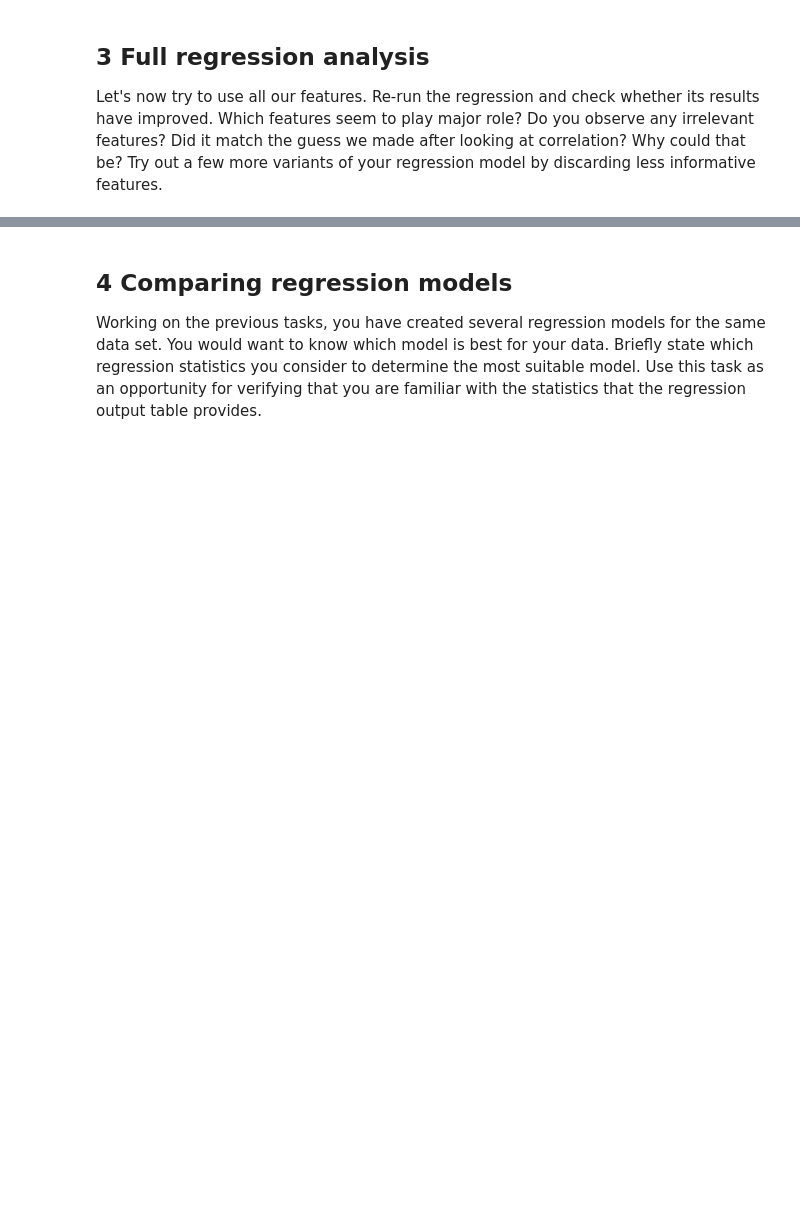
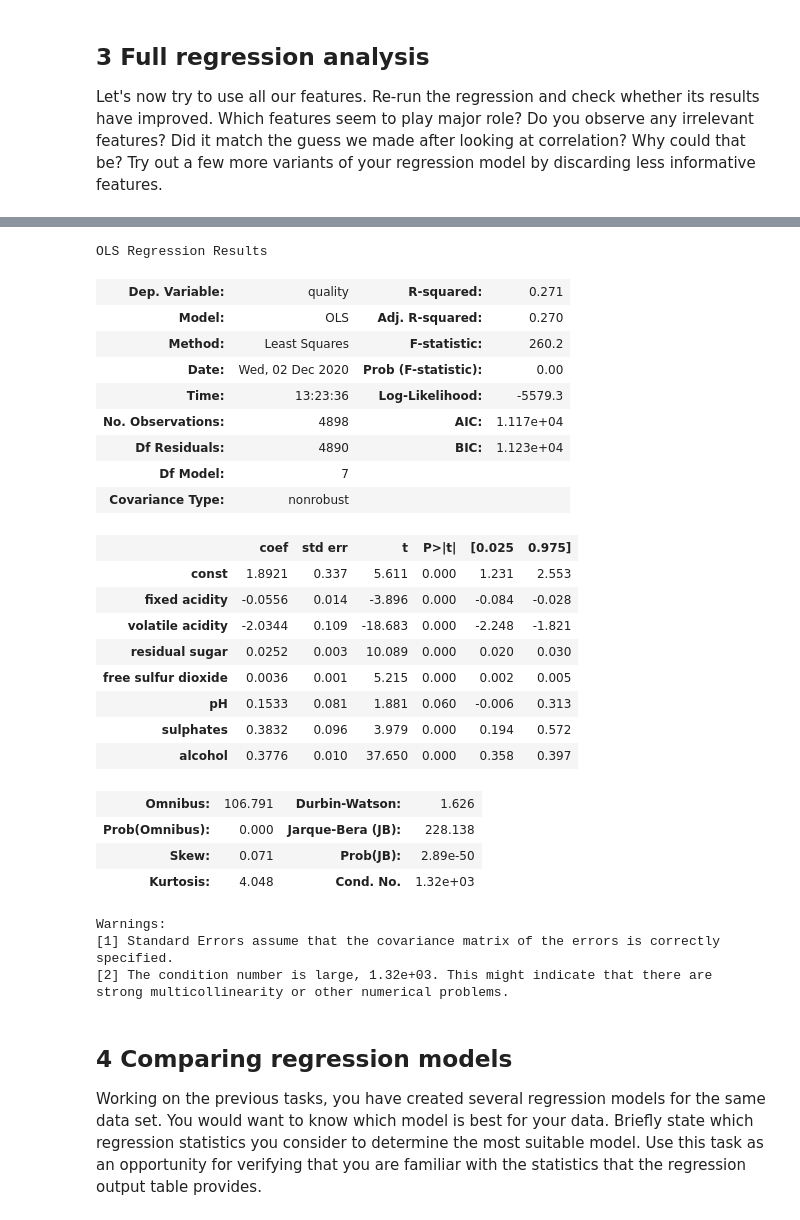
Before and after one commit to kalinakalina/bads, a Jupyter notebook: exercises/3_ex_predictive_analytics.ipynb, the cells around one changed output, grey strips where cells are left out. Cells and saved outputs as stored; diff of their text form; code cells hidden in the pictures; blank space fills up the shorter version.

```diff
--- a/exercises/3_ex_predictive_analytics.ipynb
+++ b/exercises/3_ex_predictive_analytics.ipynb
@@ -149,3 +243,36 @@ Let's now  try to use all our features. Re-run the regression and check whether
+# %%
+white_features= white_wines.drop(['citric acid', 'chlorides', 'density','total sulfur dioxide', 'quality'], 1)
+X = sm.add_constant(white_features)
+est = sm.OLS(white_wines.quality, X).fit()
+est.summary()
+# %% [output]
+OLS Regression Results
+| Dep. Variable: | quality | R-squared: | 0.271 |
+| Model: | OLS | Adj. R-squared: | 0.270 |
+| Method: | Least Squares | F-statistic: | 260.2 |
+| Date: | Wed, 02 Dec 2020 | Prob (F-statistic): | 0.00 |
+| Time: | 13:23:36 | Log-Likelihood: | -5579.3 |
+| No. Observations: | 4898 | AIC: | 1.117e+04 |
+| Df Residuals: | 4890 | BIC: | 1.123e+04 |
+| Df Model: | 7 |  |  |
+| Covariance Type: | nonrobust |  |  |
+|  | coef | std err | t | P>|t| | [0.025 | 0.975] |
+| const | 1.8921 | 0.337 | 5.611 | 0.000 | 1.231 | 2.553 |
+| fixed acidity | -0.0556 | 0.014 | -3.896 | 0.000 | -0.084 | -0.028 |
+| volatile acidity | -2.0344 | 0.109 | -18.683 | 0.000 | -2.248 | -1.821 |
+| residual sugar | 0.0252 | 0.003 | 10.089 | 0.000 | 0.020 | 0.030 |
+| free sulfur dioxide | 0.0036 | 0.001 | 5.215 | 0.000 | 0.002 | 0.005 |
+| pH | 0.1533 | 0.081 | 1.881 | 0.060 | -0.006 | 0.313 |
+| sulphates | 0.3832 | 0.096 | 3.979 | 0.000 | 0.194 | 0.572 |
+| alcohol | 0.3776 | 0.010 | 37.650 | 0.000 | 0.358 | 0.397 |
+| Omnibus: | 106.791 | Durbin-Watson: | 1.626 |
+| Prob(Omnibus): | 0.000 | Jarque-Bera (JB): | 228.138 |
+| Skew: | 0.071 | Prob(JB): | 2.89e-50 |
+| Kurtosis: | 4.048 | Cond. No. | 1.32e+03 |
+Warnings:
+[1] Standard Errors assume that the covariance matrix of the errors is correctly specified.
+[2] The condition number is large, 1.32e+03. This might indicate that there are
+strong multicollinearity or other numerical problems.
 # %% [markdown]
 ## 4 Comparing regression models
 Working on the previous tasks, you have created several regression models for the same data set. You would want to know which model is best for your data. Briefly state which regression statistics you consider to determine the most suitable model. Use this task as an opportunity for verifying that you are familiar with the statistics that the regression output table provides.
```
Also changed, not shown: parts of 7 cells of this notebook.
